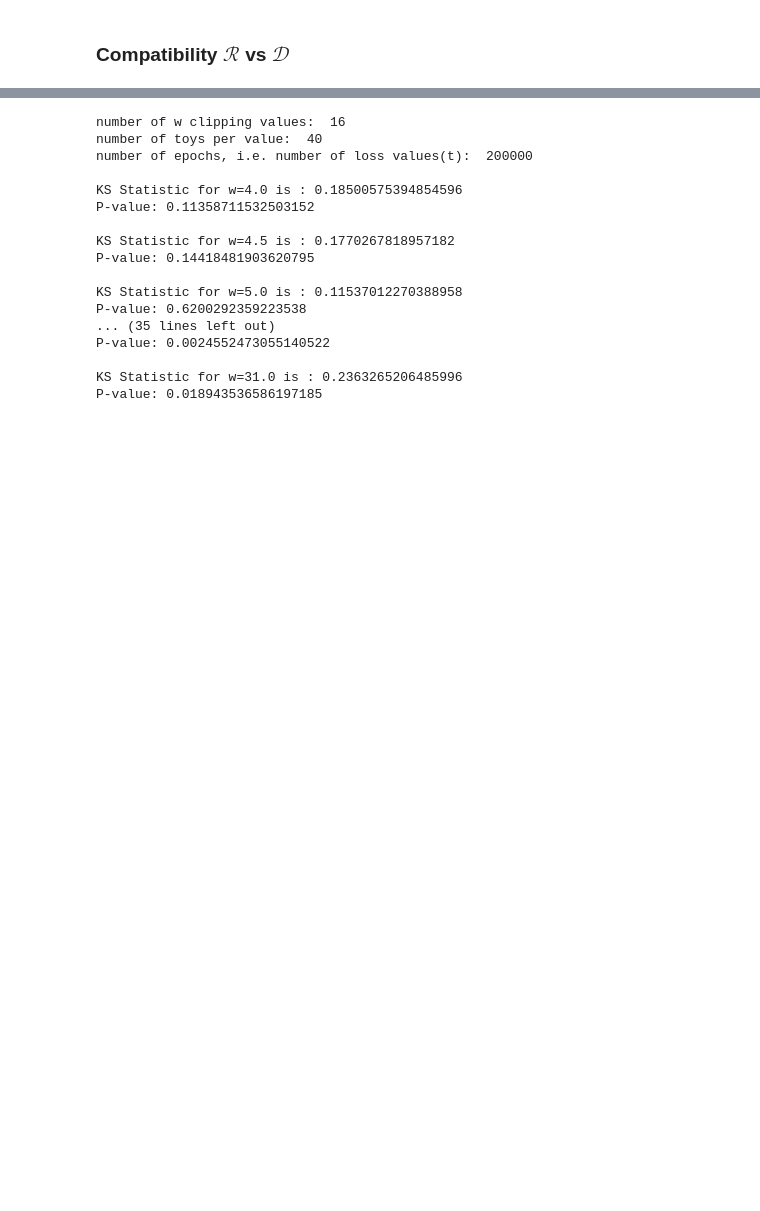
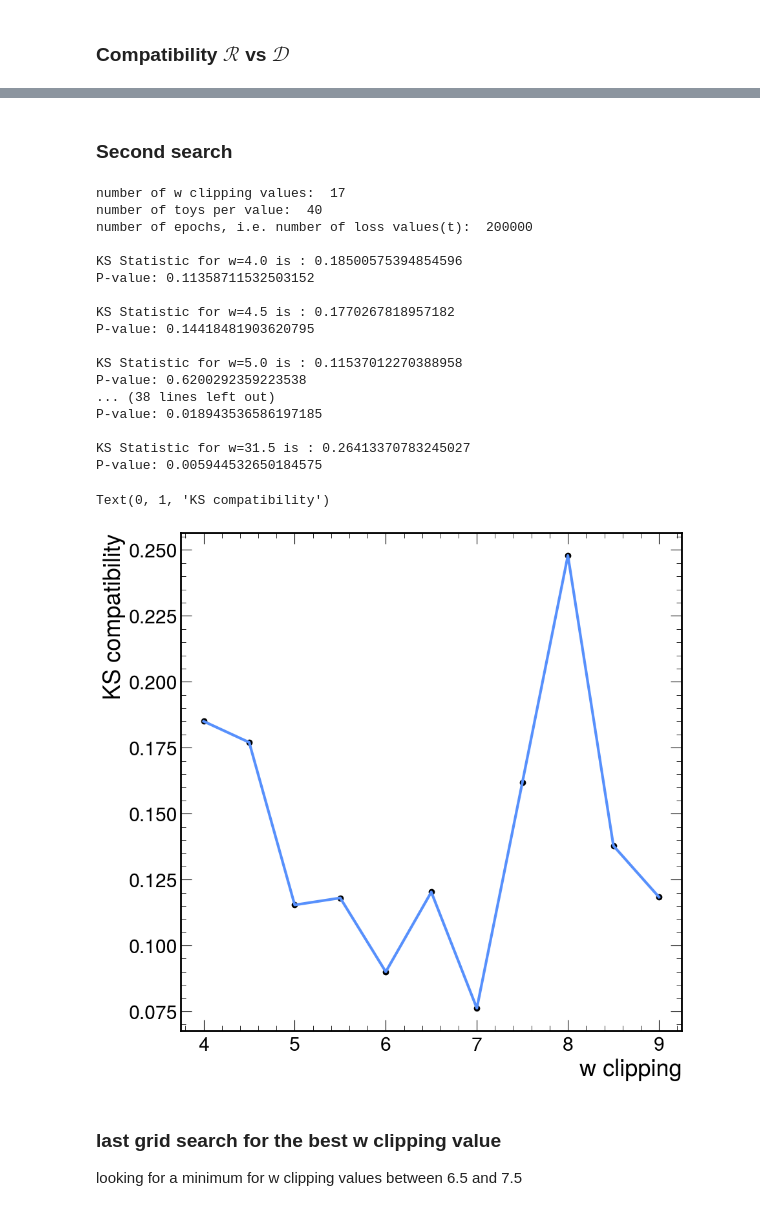
Before and after one commit to PietroCappelli/NPLM.torch, a Jupyter notebook: notebooks/output_analysis.ipynb, the cells around one changed output, grey strips where cells are left out. Saved outputs shown, nothing was run; the diff lists cells and outputs as text; code cells hidden in the pictures; blank space fills up the shorter version.

```diff
--- a/notebooks/output_analysis.ipynb
+++ b/notebooks/output_analysis.ipynb
@@ -389,12 +417,17 @@ for folder in os.listdir(p):
+# %% [markdown]
+### Second search
 # %%
-# paths = ['/home/ubuntu/NPLM.torch/output/1D_w/second/1D/NRef_200000_NBkg_2000_NSig_0_SigLoc_6.4_SigStd_0.16_Epochs_200000_Patience_5000_WClip_4.5_Arch_1_4_1/2024_1_29_19_33_23_669862/config_2024_1_29_19_33_23_669862.json',
-#  '/home/ubuntu/NPLM.torch/output/1D_w/second/1D/NRef_200000_NBkg_2000_NSig_0_SigLoc_6.4_SigStd_0.16_Epochs_200000_Patience_5000_WClip_5.5_Arch_1_4_1/2024_1_30_0_28_6_595983/config_2024_1_30_0_28_6_595983.json',
-#  '/home/ubuntu/NPLM.torch/output/1D_w/second/1D/NRef_200000_NBkg_2000_NSig_0_SigLoc_6.4_SigStd_0.16_Epochs_200000_Patience_5000_WClip_6.0_Arch_1_4_1/2024_1_30_2_56_42_531698/config_2024_1_30_2_56_42_531698.json',
-#  '/home/ubuntu/NPLM.torch/output/1D_w/second/1D/NRef_200000_NBkg_2000_NSig_0_SigLoc_6.4_SigStd_0.16_Epochs_200000_Patience_5000_WClip_5.0_Arch_1_4_1/2024_1_29_22_0_53_376379/config_2024_1_29_22_0_53_376379.json',
-#  '/home/ubuntu/NPLM.torch/output/1D_w/second/1D/NRef_200000_NBkg_2000_NSig_0_SigLoc_6.4_SigStd_0.16_Epochs_200000_Patience_5000_WClip_4.0_Arch_1_4_1/2024_1_29_17_4_5_7236/config_2024_1_29_17_4_5_7236.json',
-#  '/home/ubuntu/NPLM.torch/output/1D_w/second/1D/NRef_200000_NBkg_2000_NSig_0_SigLoc_6.4_SigStd_0.16_Epochs_200000_Patience_5000_WClip_6.5_Arch_1_4_1/2024_1_30_5_26_1_496748/config_2024_1_30_5_26_1_496748.json']
+paths = find_results("/home/ubuntu/NPLM.torch/output/1D_w/second/1D/", ".json")
 
-paths = [dir for dir in results if not "31.5" in dir]
+p = "/home/ubuntu/NPLM.torch/output/1D_w/second/1D/"
+results = []
+for folder in os.listdir(p):
+    for ff in os.listdir(p+folder):
+        for j in os.listdir(p+folder+"/"+ff):
+            if j.endswith(".json"):
+                results.append(p+folder+"/"+ff+"/"+j)
+
+paths = results
 
 ref_dirs= []; ref_losses_list=[]; ref_weights_list = []; t_ref_distrib = []
 w_clips = []
@@ -405,12 +438,11 @@ for path in paths:
         ref_dirs.append(config_json_ref["output_directory"])
         w_clips.append(config_json_ref["weight_clipping"])
 
+ref_losses_names   = find_results(ref_dirs[0], "losses.pth")
+ref_weights_names  = find_results(ref_dirs[0], "weights.pth")
+
 data = list(zip(w_clips, ref_dirs))
-
-# Ordina la lista in base ai valori di x
 sorted_data = sorted(data, key=lambda tup: tup[0])
-
-# Separa nuovamente le liste ordinate
 w_clips, ref_dirs = zip(*sorted_data)
 
 for dir in ref_dirs:
@@ -430,7 +462,7 @@ for w in range(len(w_clips)):
     print(f"KS Statistic for w={w_clips[w]} is : {ks_statistic}")
     print(f"P-value: {ks_p_value}\n")
 # %% [output]
-number of w clipping values:  16
+number of w clipping values:  17
 number of toys per value:  40
 number of epochs, i.e. number of loss values(t):  200000
 
@@ -442,8 +474,26 @@ P-value: 0.14418481903620795
 
 KS Statistic for w=5.0 is : 0.11537012270388958
 P-value: 0.6200292359223538
-... (35 lines left out)
-P-value: 0.0024552473055140522
+... (38 lines left out)
+P-value: 0.018943536586197185
 
-KS Statistic for w=31.0 is : 0.2363265206485996
-P-value: 0.018943536586197185
+KS Statistic for w=31.5 is : 0.26413370783245027
+P-value: 0.005944532650184575
+# %%
+ks_stat = []
+for i in range(len(w_clips)):
+    if(w_clips[i]<10):
+        ks_statistic, ks_p_value = stats.kstest(t_ref_distrib[i], "chi2", args=(13,))
+        ks_stat.append(ks_statistic)
+
+
+plt.scatter([w for w in w_clips if w<10], ks_stat, color='black')
+plt.plot([w for w in w_clips if w<10], ks_stat, lw=3)
+plt.xlabel('w clipping')
+plt.ylabel('KS compatibility')
+# %% [output]
+Text(0, 1, 'KS compatibility')
+[figure, added]
+# %% [markdown]
+### last grid search for the best w clipping value
+looking for a minimum for w clipping values between 6.5 and 7.5
```
Also changed, not shown: parts of 16 cells of this notebook, 1 other file.
